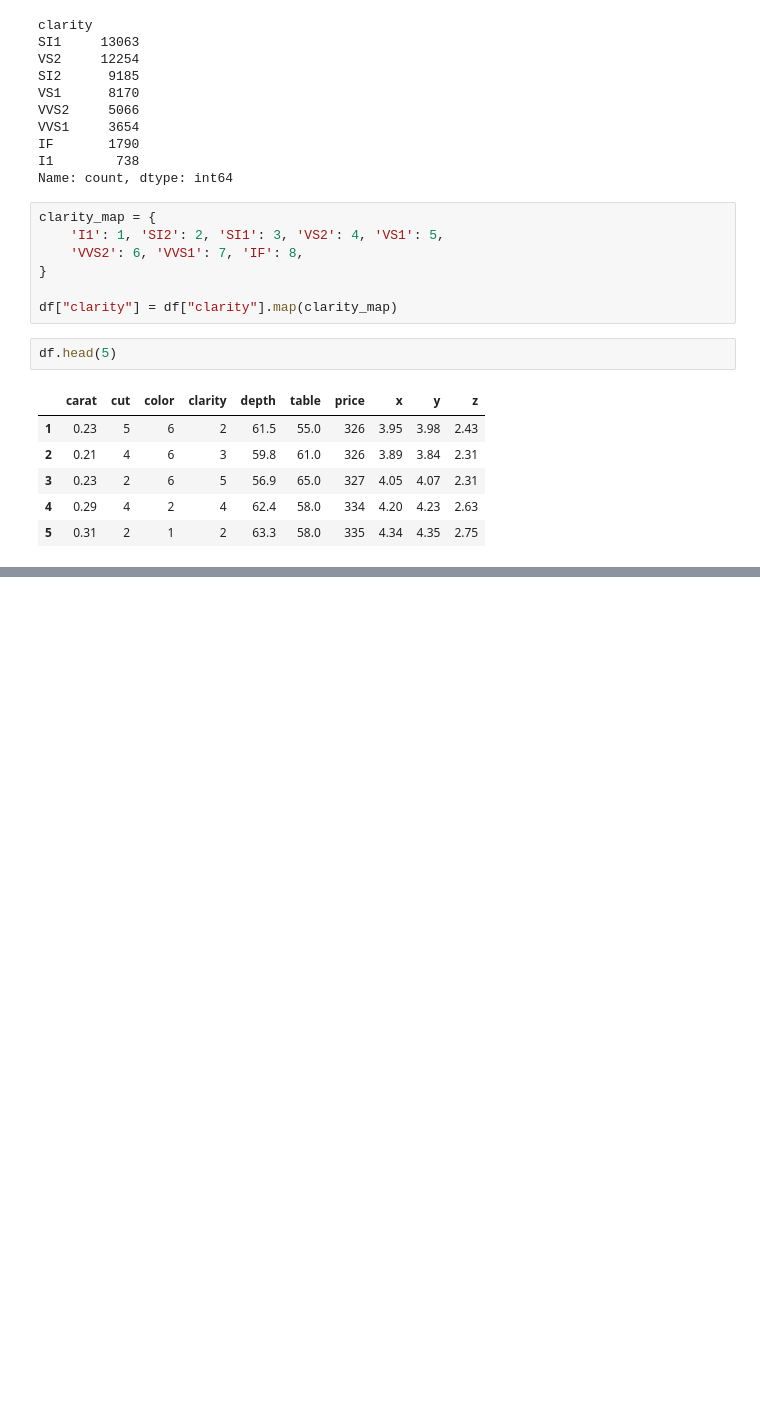
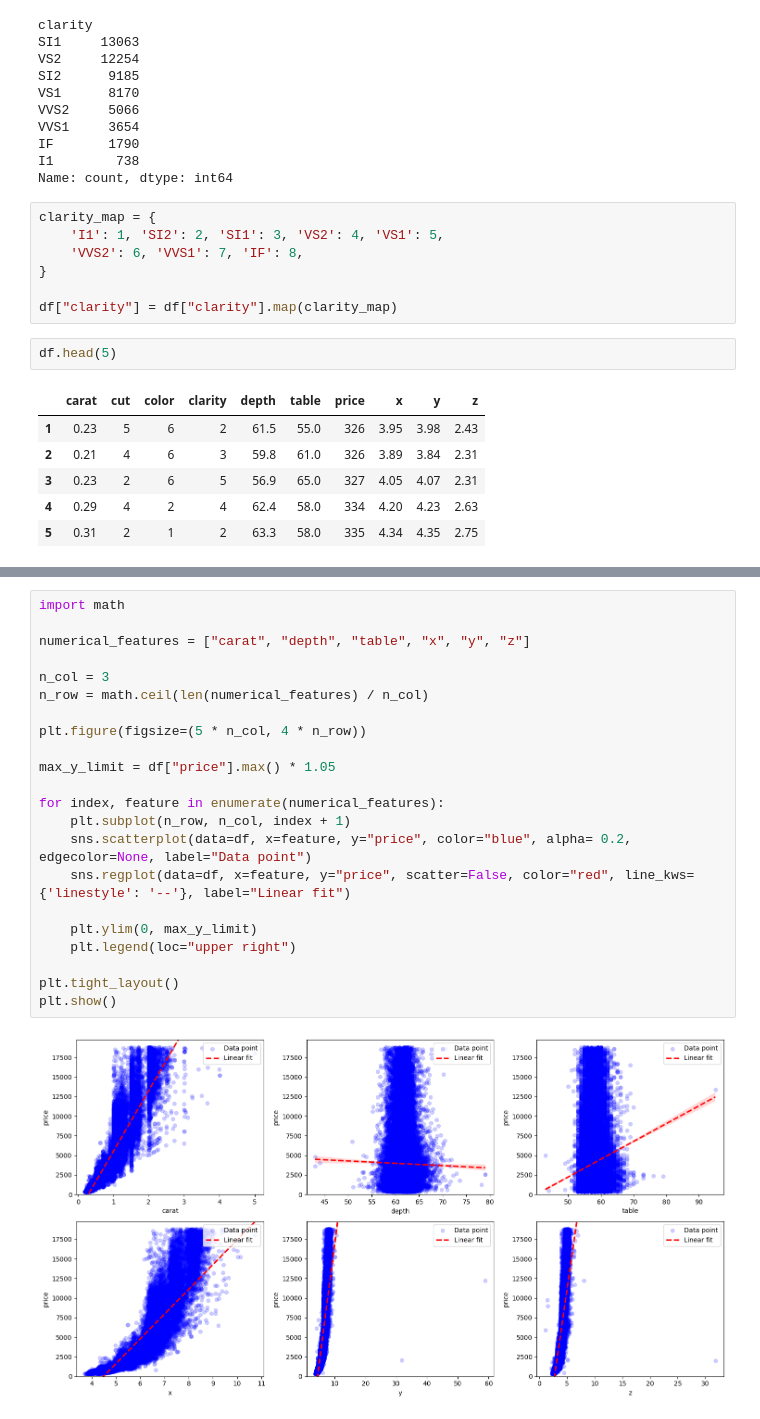
Before and after one commit to QuachGHuy/polynomial-ridge-regression-diamond-prices, a Jupyter notebook: notebook/experiment.ipynb, the cells around one changed output, grey strips where cells are left out. Drawn from its saved outputs; the diff is of its cells as text; blank space fills up the shorter version.

```diff
--- a/notebook/experiment.ipynb
+++ b/notebook/experiment.ipynb
@@ -153,0 +175,24 @@ df.head(5)
+# %%
+import math
+
+numerical_features = ["carat", "depth", "table", "x", "y", "z"]
+
+n_col = 3
+n_row = math.ceil(len(numerical_features) / n_col)
+
+plt.figure(figsize=(5 * n_col, 4 * n_row))
+
+max_y_limit = df["price"].max() * 1.05
+
+for index, feature in enumerate(numerical_features):
+    plt.subplot(n_row, n_col, index + 1)
+    sns.scatterplot(data=df, x=feature, y="price", color="blue", alpha= 0.2, edgecolor=None, label="Data point")
+    sns.regplot(data=df, x=feature, y="price", scatter=False, color="red", line_kws={'linestyle': '--'}, label="Linear fit")
+
+    plt.ylim(0, max_y_limit)
+    plt.legend(loc="upper right")
+
+plt.tight_layout()
+plt.show()
+# %% [output]
+[figure, added]
```
Also changed, not shown: parts of 10 cells of this notebook.
